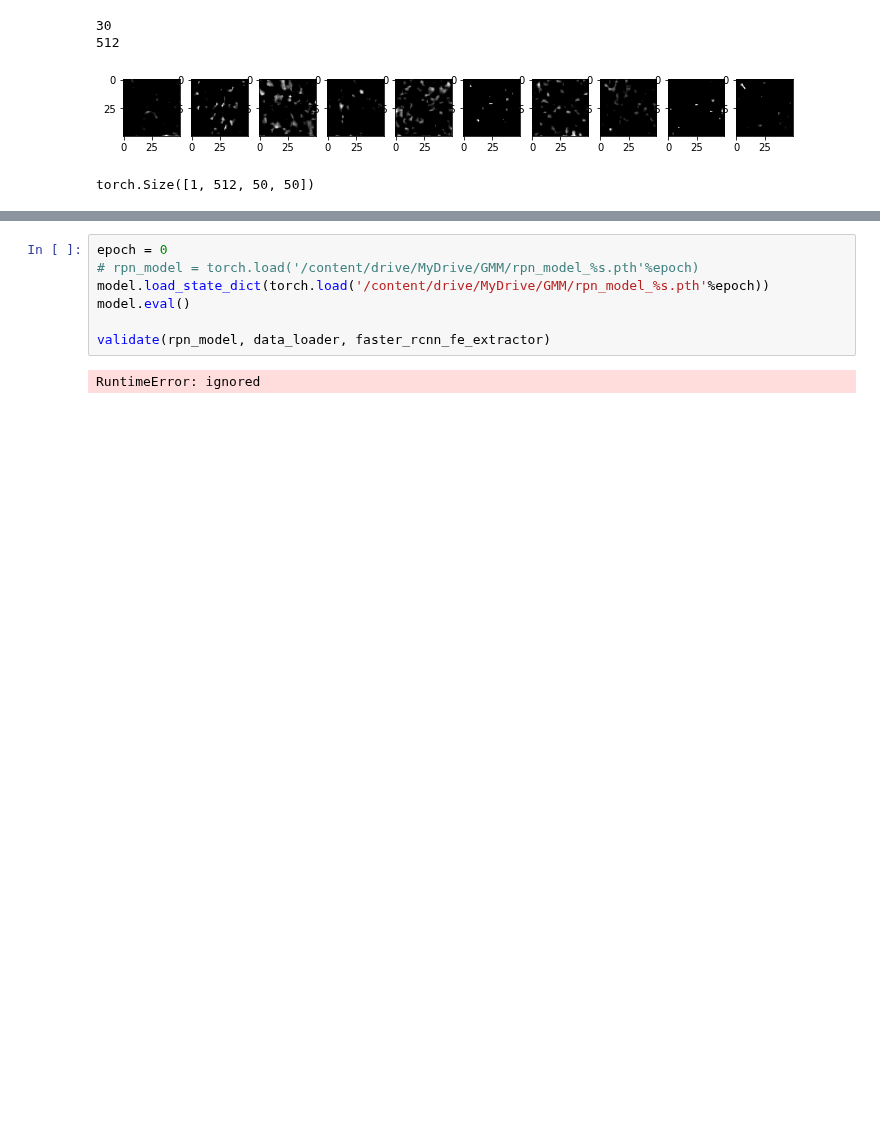
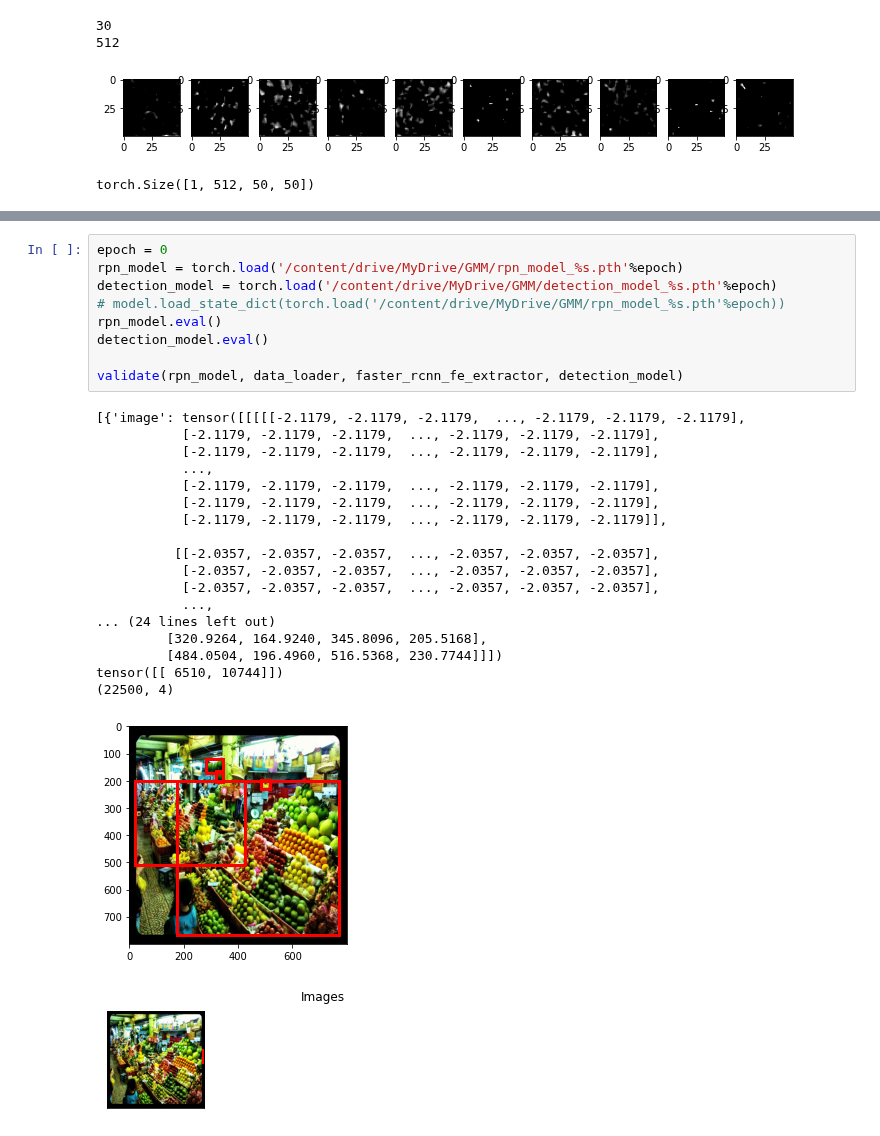
Before and after one commit to ugnet/Faster-RCNN, a Jupyter notebook: FINAL_Faster_RCNN_pytorch.ipynb, the cells around one changed output, grey strips where cells are left out. Drawn from its saved outputs; the diff is of its cells as text; blank space fills up the shorter version.

```diff
--- a/FINAL_Faster_RCNN_pytorch.ipynb
+++ b/FINAL_Faster_RCNN_pytorch.ipynb
@@ -1200,12 +1200,32 @@ tensor([[ 7576, 10733]])
 # %%
 epoch = 0
-# rpn_model = torch.load('/content/drive/MyDrive/GMM/rpn_model_%s.pth'%epoch)
-model.load_state_dict(torch.load('/content/drive/MyDrive/GMM/rpn_model_%s.pth'%epoch))
-model.eval()
+rpn_model = torch.load('/content/drive/MyDrive/GMM/rpn_model_%s.pth'%epoch)
+detection_model = torch.load('/content/drive/MyDrive/GMM/detection_model_%s.pth'%epoch)
+# model.load_state_dict(torch.load('/content/drive/MyDrive/GMM/rpn_model_%s.pth'%epoch))
+rpn_model.eval()
+detection_model.eval()
 
-validate(rpn_model, data_loader, faster_rcnn_fe_extractor)
+validate(rpn_model, data_loader, faster_rcnn_fe_extractor, detection_model)
 # %% [output]
-RuntimeError: ignored
+[{'image': tensor([[[[[-2.1179, -2.1179, -2.1179,  ..., -2.1179, -2.1179, -2.1179],
+           [-2.1179, -2.1179, -2.1179,  ..., -2.1179, -2.1179, -2.1179],
+           [-2.1179, -2.1179, -2.1179,  ..., -2.1179, -2.1179, -2.1179],
+           ...,
+           [-2.1179, -2.1179, -2.1179,  ..., -2.1179, -2.1179, -2.1179],
+           [-2.1179, -2.1179, -2.1179,  ..., -2.1179, -2.1179, -2.1179],
+           [-2.1179, -2.1179, -2.1179,  ..., -2.1179, -2.1179, -2.1179]],
+
+          [[-2.0357, -2.0357, -2.0357,  ..., -2.0357, -2.0357, -2.0357],
+           [-2.0357, -2.0357, -2.0357,  ..., -2.0357, -2.0357, -2.0357],
+           [-2.0357, -2.0357, -2.0357,  ..., -2.0357, -2.0357, -2.0357],
+           ...,
+... (24 lines left out)
+         [320.9264, 164.9240, 345.8096, 205.5168],
+         [484.0504, 196.4960, 516.5368, 230.7744]]])
+tensor([[ 6510, 10744]])
+(22500, 4)
+[figure, added]
+[figure, added]
 # %%
 item = dataset.__getitem__(5)
 image = item["image"]
```
Also changed, not shown: parts of 3 cells of this notebook.
